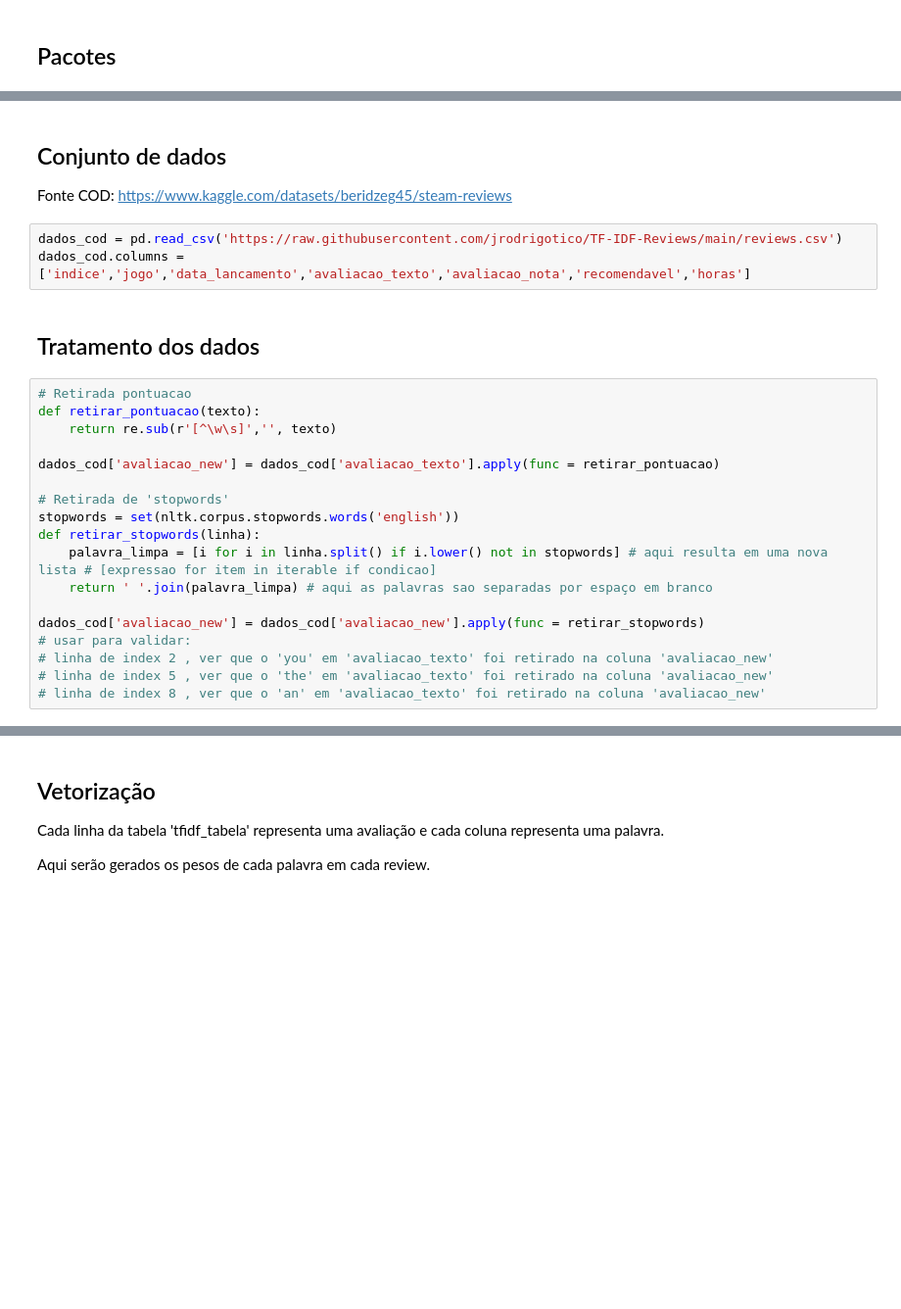
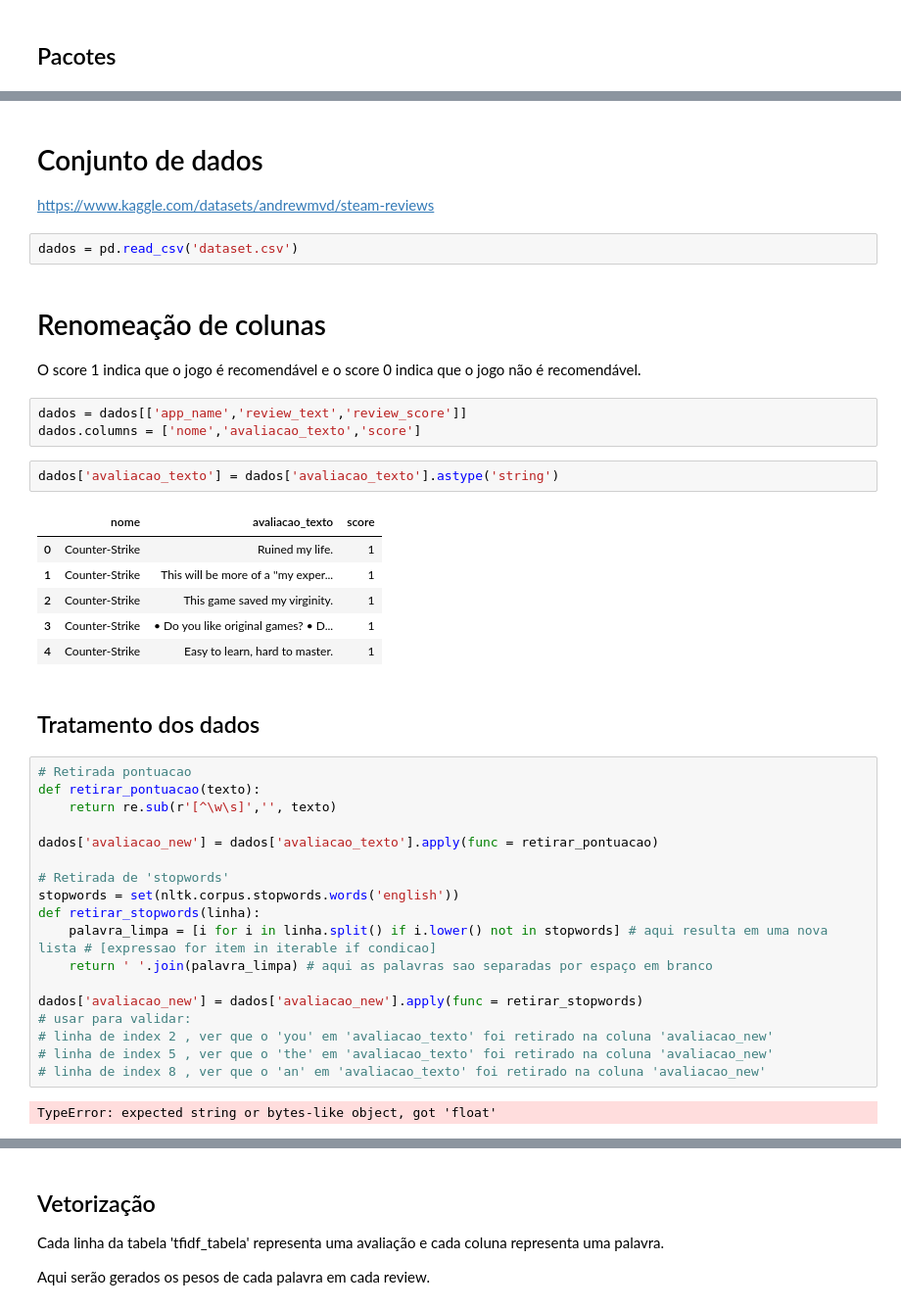
Before and after one commit to jrodrigotico/TF-IDF-Reviews, a Jupyter notebook: script.ipynb, the cells around one changed output, grey strips where cells are left out. Shown at 98% size. Saved outputs shown, nothing was run; the diff lists cells and outputs as text; blank space fills up the shorter version.

```diff
--- a/script.ipynb
+++ b/script.ipynb
@@ -21,9 +31,23 @@ from sklearn.metrics import classification_report
 # %% [markdown]
-## Conjunto de dados
-Fonte COD: https://www.kaggle.com/datasets/beridzeg45/steam-reviews
+# Conjunto de dados
+https://www.kaggle.com/datasets/andrewmvd/steam-reviews
-# %%
-dados_cod = pd.read_csv('https://raw.githubusercontent.com/jrodrigotico/TF-IDF-Reviews/main/reviews.csv')
-dados_cod.columns = ['indice','jogo','data_lancamento','avaliacao_texto','avaliacao_nota','recomendavel','horas']
+# %%
+dados = pd.read_csv('dataset.csv')
+# %% [markdown]
+# Renomeação de colunas
+O score 1 indica que o jogo é recomendável e o score 0 indica que o jogo não é recomendável.
+# %%
+dados = dados[['app_name','review_text','review_score']]
+dados.columns = ['nome','avaliacao_texto','score']
+# %%
+dados['avaliacao_texto'] = dados['avaliacao_texto'].astype('string')
+# %% [output]
+|  | nome | avaliacao_texto | score |
+| 0 | Counter-Strike | Ruined my life. | 1 |
+| 1 | Counter-Strike | This will be more of a ''my exper... | 1 |
+| 2 | Counter-Strike | This game saved my virginity. | 1 |
+| 3 | Counter-Strike | • Do you like original games? • D... | 1 |
+| 4 | Counter-Strike | Easy to learn, hard to master. | 1 |
 # %% [markdown]
 ## Tratamento dos dados
 # %%
@@ -31,7 +55,7 @@ dados_cod.columns = ['indice','jogo','data_lancamento','avaliacao_texto','avalia
 def retirar_pontuacao(texto):
     return re.sub(r'[^\w\s]','', texto)
 
-dados_cod['avaliacao_new'] = dados_cod['avaliacao_texto'].apply(func = retirar_pontuacao)
+dados['avaliacao_new'] = dados['avaliacao_texto'].apply(func = retirar_pontuacao)
 
 # Retirada de 'stopwords'
 stopwords = set(nltk.corpus.stopwords.words('english'))
@@ -39,11 +63,13 @@ def retirar_stopwords(linha):
     palavra_limpa = [i for i in linha.split() if i.lower() not in stopwords] # aqui resulta em uma nova lista # [expressao for item in iterable if condicao]
     return ' '.join(palavra_limpa) # aqui as palavras sao separadas por espaço em branco
 
-dados_cod['avaliacao_new'] = dados_cod['avaliacao_new'].apply(func = retirar_stopwords)
+dados['avaliacao_new'] = dados['avaliacao_new'].apply(func = retirar_stopwords)
 # usar para validar:
 # linha de index 2 , ver que o 'you' em 'avaliacao_texto' foi retirado na coluna 'avaliacao_new'
 # linha de index 5 , ver que o 'the' em 'avaliacao_texto' foi retirado na coluna 'avaliacao_new'
 # linha de index 8 , ver que o 'an' em 'avaliacao_texto' foi retirado na coluna 'avaliacao_new'
+# %% [output]
+TypeError: expected string or bytes-like object, got 'float'
 # %%
 # Stemming
 nltk.download('punkt')
```
Also changed, not shown: parts of 10 cells of this notebook.
